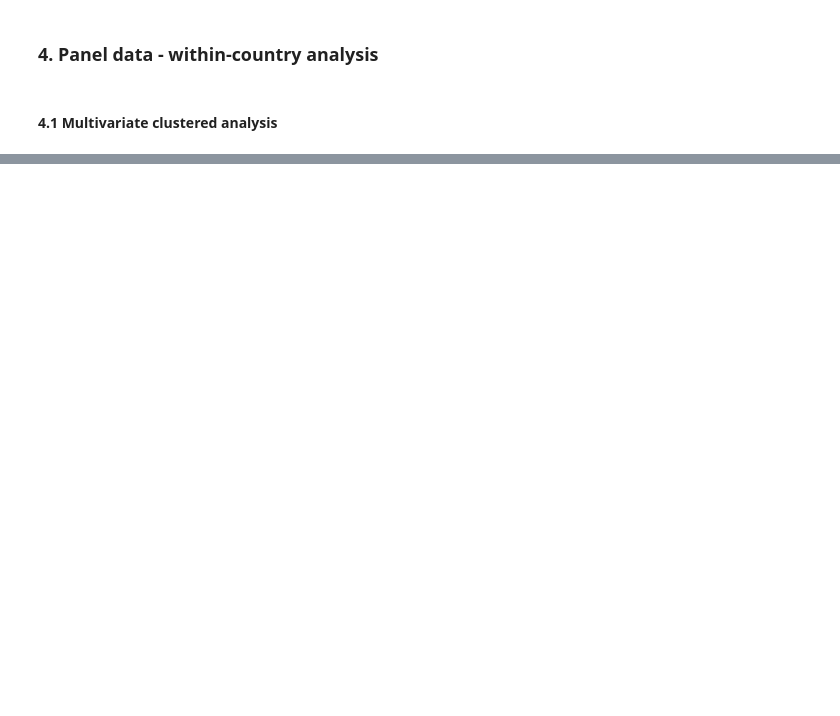
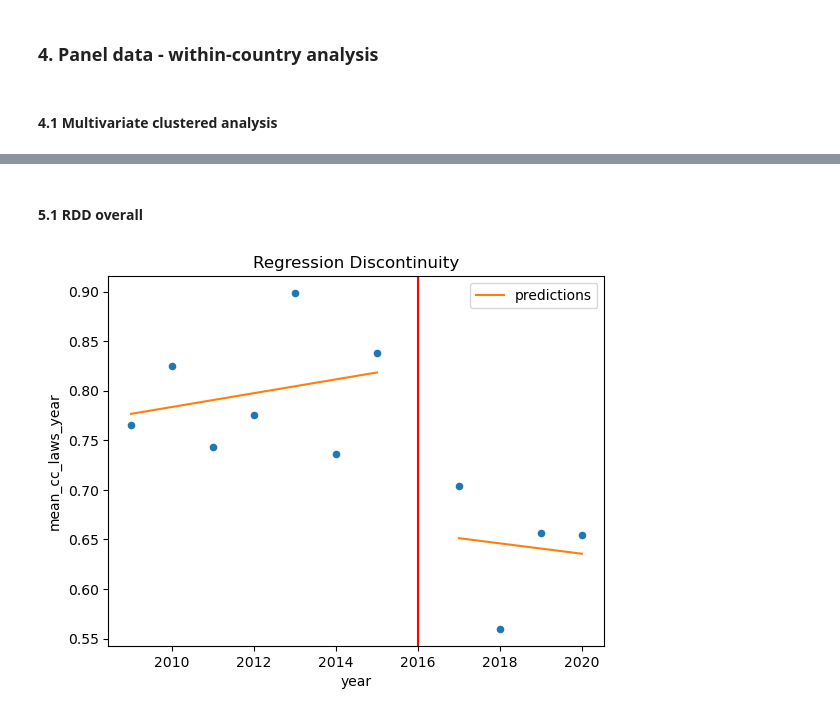
Before and after one commit to percw/class_datascience, a Jupyter notebook: Notebooks/Final_project/bear_team.ipynb, the cells around one changed output, grey strips where cells are left out. Cells and saved outputs as stored; diff of their text form; code cells hidden in the pictures; blank space fills up the shorter version.

```diff
--- a/Notebooks/Final_project/bear_team.ipynb
+++ b/Notebooks/Final_project/bear_team.ipynb
@@ -1165,0 +777,33 @@ plt.axvline(2016, 0,10, color="red")
+# %% [markdown]
+#### 5.1 RDD overall
+# %%
+df_historic_wip = df_historic_clean.copy()
+df_historic_wip = df_historic_wip.dropna(
+    subset=['cc_laws_year', 'co2_per_capita'])
+
+no_paris_countries = ('Angola', 'Lebanon', 'Iraq', 'Eritrea', 'Turkey', 'Libya', 'Kyrgyzstan', 'Iraq', 'South Sudan')
+
+no_paris_2016_index = df_historic_wip[df_historic_wip.country.isin(
+    no_paris_countries)].index
+
+df_historic_wip.drop(index=no_paris_2016_index, inplace=True)
+
+df = df_historic_wip
+df = df[df["year"] > 2008]
+mean_co2_per_capita = df.co2_per_capita.mean()
+
+df_year_groupby0 = df.groupby(['year'])['cc_laws_year'].mean(
+).reset_index(name='mean_cc_laws_year')
+df_year_groupby0['threshold'] = (df_year_groupby0["year"] > 2016)
+
+df_year_groupby0.loc[7, "mean_cc_laws_year"] = None
+# %%
+model = smf.wls("mean_cc_laws_year~year+threshold+year*threshold", df_year_groupby0).fit()
+
+ax = df_year_groupby0.plot.scatter(x="year", y="mean_cc_laws_year", color="C0")
+df_year_groupby0.assign(predictions=model.fittedvalues).plot(x="year", y="predictions", ax=ax, color="C1")
+plt.title("Regression Discontinuity")
+plt.axvline(2016, 0,10, color="red")
+plt.show()
+# %% [output]
+[figure, added]
```
Also changed, not shown: parts of 90 cells of this notebook.
